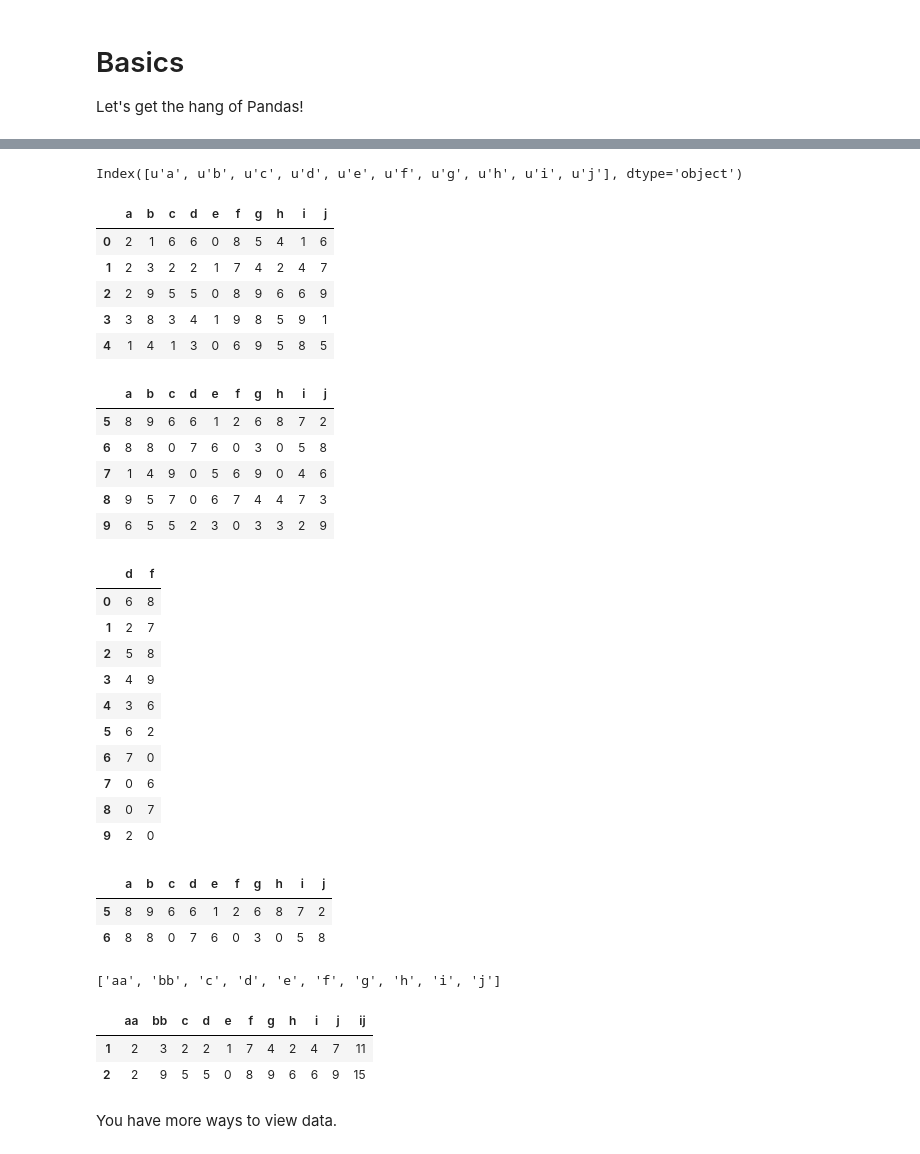
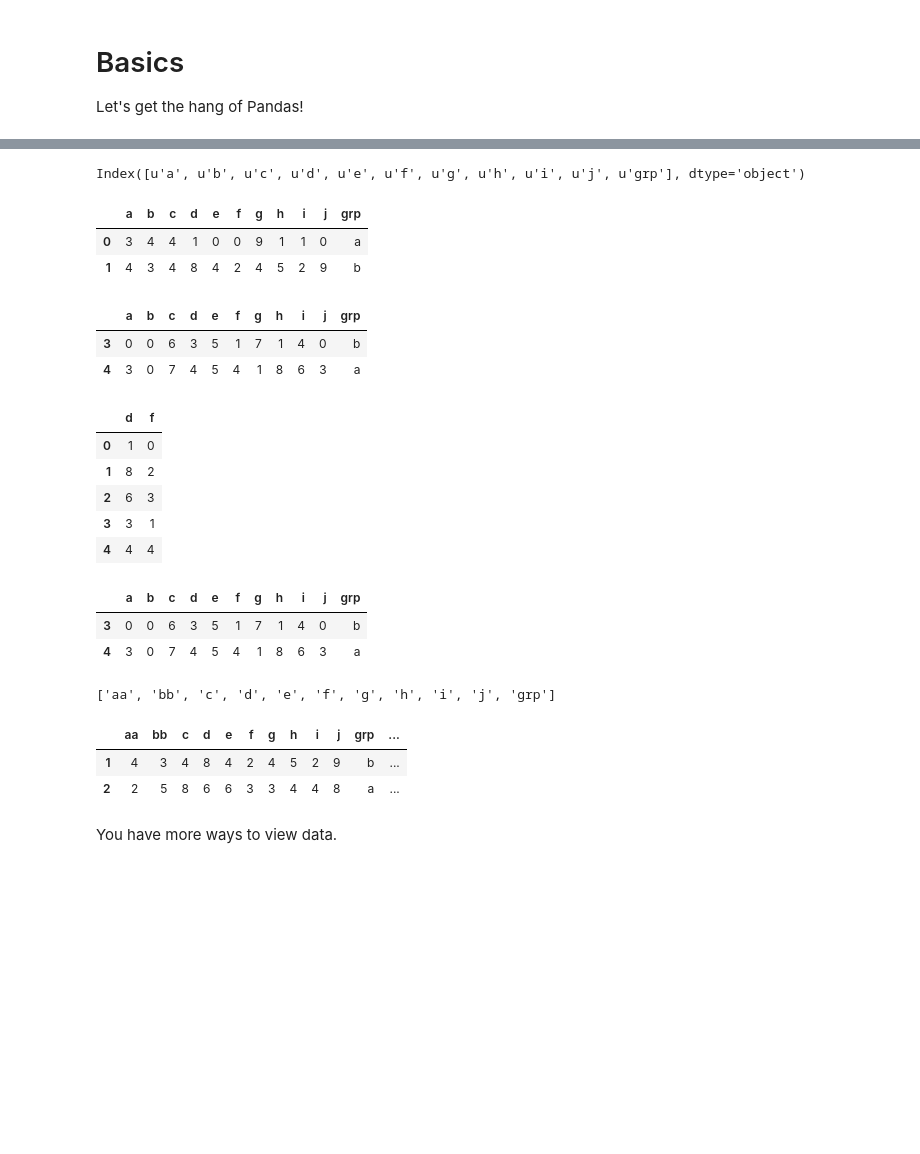
Before and after one commit to JoveSystems/learn-pandas-in-y-minutes, a Jupyter notebook: learn-pandas-in-y-minutes.ipynb, the cells around one changed output, grey strips where cells are left out. Cells and saved outputs as stored; diff of their text form; code cells hidden in the pictures; blank space fills up the shorter version.

Commit message:
Add core operations

```diff
--- a/learn-pandas-in-y-minutes.ipynb
+++ b/learn-pandas-in-y-minutes.ipynb
@@ -18,10 +23,10 @@ import pandas as pd
 # %%
 # Panda's dataframe object is like an SQL table; made up of rows and columns
-from random import randint
-df = pd.DataFrame([[random.randint(0,9) for i in range(10)] for i in range(10)],
-                  index=[i for i in range(10)],
+import random
+df = pd.DataFrame([[random.randint(0,9) for i in range(10)] for i in range(5)],
+                  index=[i for i in range(5)],
                   columns=list('abcdefghij'))
 
-df # => a 10*10 array/matrix/table
+df # => a 5*10 matrix/table
 # %% [output]
 |  | a | b | c | d | e | f | g | h | i | j |
@@ -38,63 +38,55 @@ df # => a 10*10 array/matrix/table
+# %%
+# Add another column
+df['grp'] = pd.DataFrame(['a', 'b'] * 5)
 # %%
 # ..headers
 df.columns
 # %% [output]
-Index([u'a', u'b', u'c', u'd', u'e', u'f', u'g', u'h', u'i', u'j'], dtype='object')
+Index([u'a', u'b', u'c', u'd', u'e', u'f', u'g', u'h', u'i', u'j', u'grp'], dtype='object')
 # %%
-# ..just the first 5
-df.head()
+# ..just the first ones
+df.head(2)
 # %% [output]
-|  | a | b | c | d | e | f | g | h | i | j |
-| 0 | 2 | 1 | 6 | 6 | 0 | 8 | 5 | 4 | 1 | 6 |
-| 1 | 2 | 3 | 2 | 2 | 1 | 7 | 4 | 2 | 4 | 7 |
-| 2 | 2 | 9 | 5 | 5 | 0 | 8 | 9 | 6 | 6 | 9 |
-| 3 | 3 | 8 | 3 | 4 | 1 | 9 | 8 | 5 | 9 | 1 |
-| 4 | 1 | 4 | 1 | 3 | 0 | 6 | 9 | 5 | 8 | 5 |
+|  | a | b | c | d | e | f | g | h | i | j | grp |
+| 0 | 3 | 4 | 4 | 1 | 0 | 0 | 9 | 1 | 1 | 0 | a |
+| 1 | 4 | 3 | 4 | 8 | 4 | 2 | 4 | 5 | 2 | 9 | b |
 # %%
-# ..the last 5
-df.tail()
+# ..or the last ones
+df.tail(2)
 # %% [output]
-|  | a | b | c | d | e | f | g | h | i | j |
-| 5 | 8 | 9 | 6 | 6 | 1 | 2 | 6 | 8 | 7 | 2 |
-| 6 | 8 | 8 | 0 | 7 | 6 | 0 | 3 | 0 | 5 | 8 |
-| 7 | 1 | 4 | 9 | 0 | 5 | 6 | 9 | 0 | 4 | 6 |
-| 8 | 9 | 5 | 7 | 0 | 6 | 7 | 4 | 4 | 7 | 3 |
-| 9 | 6 | 5 | 5 | 2 | 3 | 0 | 3 | 3 | 2 | 9 |
+|  | a | b | c | d | e | f | g | h | i | j | grp |
+| 3 | 0 | 0 | 6 | 3 | 5 | 1 | 7 | 1 | 4 | 0 | b |
+| 4 | 3 | 0 | 7 | 4 | 5 | 4 | 1 | 8 | 6 | 3 | a |
 # %%
-# Select columns
-df[['d',  'f']]
+# Select specific columns
+df[['d', 'f']]
 # %% [output]
 |  | d | f |
-| 0 | 6 | 8 |
-| 1 | 2 | 7 |
-| 2 | 5 | 8 |
-| 3 | 4 | 9 |
-| 4 | 3 | 6 |
-| 5 | 6 | 2 |
-| 6 | 7 | 0 |
-| 7 | 0 | 6 |
-| 8 | 0 | 7 |
-| 9 | 2 | 0 |
+| 0 | 1 | 0 |
+| 1 | 8 | 2 |
+| 2 | 6 | 3 |
+| 3 | 3 | 1 |
+| 4 | 4 | 4 |
 # %%
 # ..rows
-df[5:7]
+df[3:5]
 # %% [output]
-|  | a | b | c | d | e | f | g | h | i | j |
-| 5 | 8 | 9 | 6 | 6 | 1 | 2 | 6 | 8 | 7 | 2 |
-| 6 | 8 | 8 | 0 | 7 | 6 | 0 | 3 | 0 | 5 | 8 |
+|  | a | b | c | d | e | f | g | h | i | j | grp |
+| 3 | 0 | 0 | 6 | 3 | 5 | 1 | 7 | 1 | 4 | 0 | b |
+| 4 | 3 | 0 | 7 | 4 | 5 | 4 | 1 | 8 | 6 | 3 | a |
 # %%
 # Rename columns
 df = df.rename(columns = {'a': 'aa', 'b': 'bb'})
 list(df.columns)
 # %% [output]
-['aa', 'bb', 'c', 'd', 'e', 'f', 'g', 'h', 'i', 'j']
+['aa', 'bb', 'c', 'd', 'e', 'f', 'g', 'h', 'i', 'j', 'grp']
 # %%
-# Create new column from other columns
+# Create new column from other columns. Same index, same column operation.
 df['ij'] = df['i'] + df['j']
 df[1:3]
 # %% [output]
-|  | aa | bb | c | d | e | f | g | h | i | j | ij |
-| 1 | 2 | 3 | 2 | 2 | 1 | 7 | 4 | 2 | 4 | 7 | 11 |
-| 2 | 2 | 9 | 5 | 5 | 0 | 8 | 9 | 6 | 6 | 9 | 15 |
+|  | aa | bb | c | d | e | f | g | h | i | j | grp | ... |
+| 1 | 4 | 3 | 4 | 8 | 4 | 2 | 4 | 5 | 2 | 9 | b | ... |
+| 2 | 2 | 5 | 8 | 6 | 6 | 3 | 3 | 4 | 4 | 8 | a | ... |
 # %% [markdown]
 You have more ways to view data.
```
Also changed, not shown: parts of 19 cells of this notebook.
